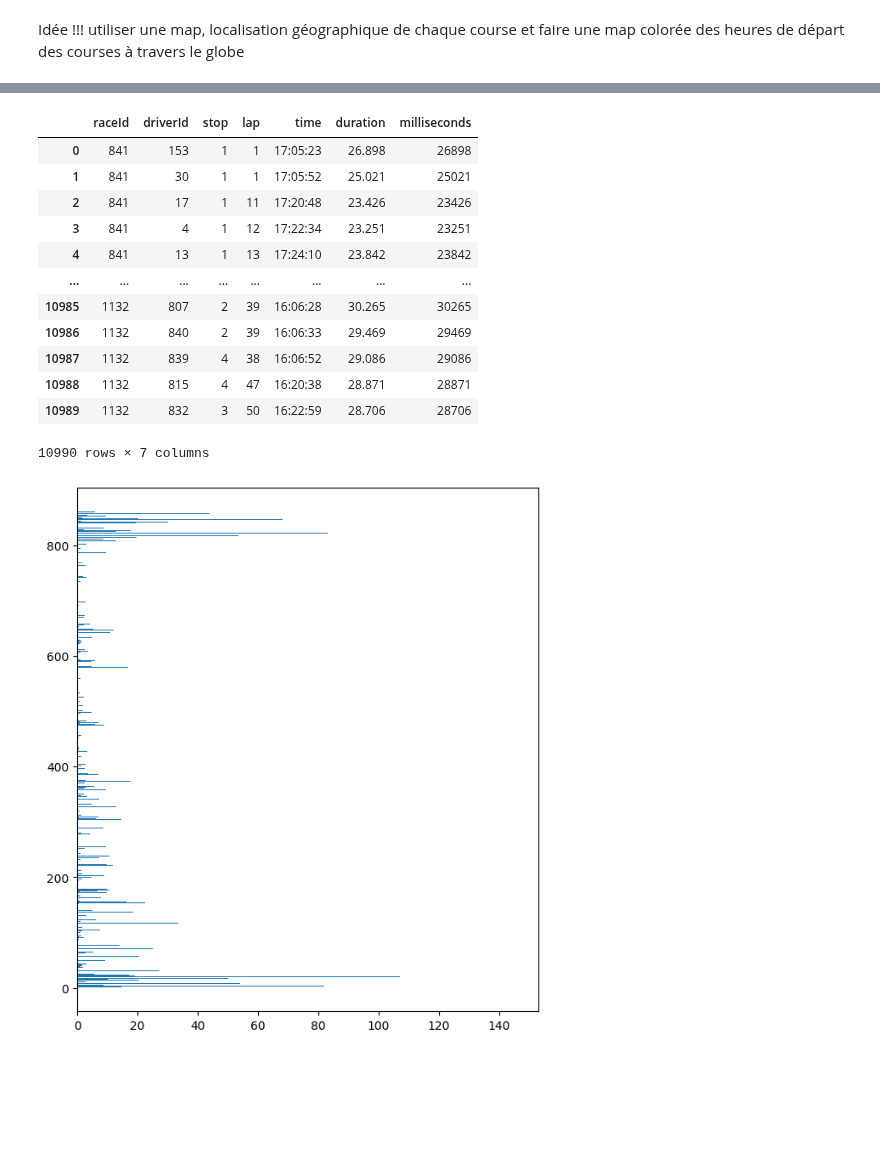
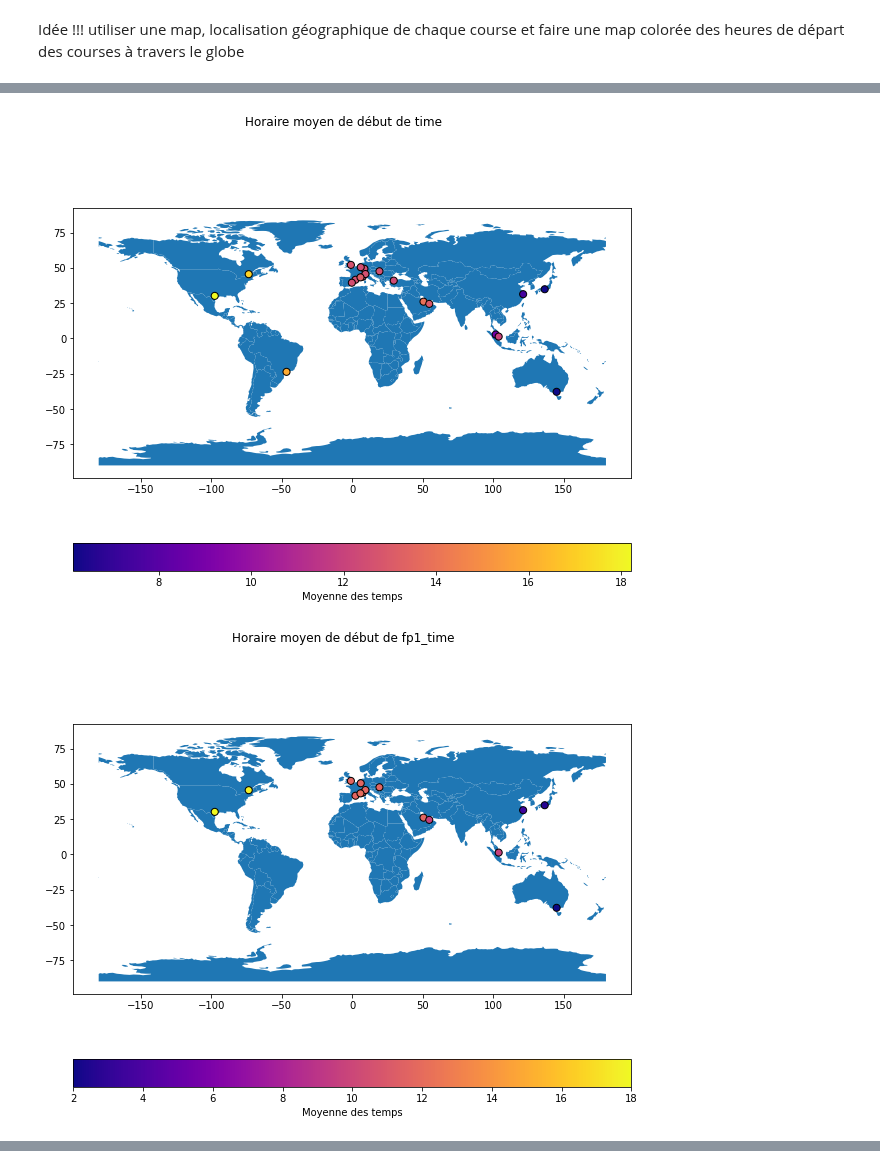
Before and after one commit to OzeelCharles/projet_info2, a Jupyter notebook: exploration_races_Charles.ipynb, the cells around one changed output, grey strips where cells are left out. Drawn from its saved outputs; the diff is of its cells as text; code cells hidden in the pictures; blank space fills up the shorter version.

```diff
--- a/exploration_races_Charles.ipynb
+++ b/exploration_races_Charles.ipynb
@@ -146,0 +165,5 @@ for j in range(len(avg[0])):
+# %%
+horaire_moyen_run_f1(races)
+# %% [output]
+[figure, added]
+[figure, added]
@@ -147,17 +194,7 @@ for j in range(len(avg[0])):
 # %%
 pit_stops
+#pit_Stops le plus court par pilote/courses#
+#arrêt aux stands pour pénalité ou techniques. #
+
+pit_stops["duration"] = pit_stops["milliseconds"]*(10**(-3))
-# %% [output]
-|  | raceId | driverId | stop | lap | time | duration | milliseconds |
-| 0 | 841 | 153 | 1 | 1 | 17:05:23 | 26.898 | 26898 |
-| 1 | 841 | 30 | 1 | 1 | 17:05:52 | 25.021 | 25021 |
-| 2 | 841 | 17 | 1 | 11 | 17:20:48 | 23.426 | 23426 |
-| 3 | 841 | 4 | 1 | 12 | 17:22:34 | 23.251 | 23251 |
-| 4 | 841 | 13 | 1 | 13 | 17:24:10 | 23.842 | 23842 |
-| ... | ... | ... | ... | ... | ... | ... | ... |
-| 10985 | 1132 | 807 | 2 | 39 | 16:06:28 | 30.265 | 30265 |
-| 10986 | 1132 | 840 | 2 | 39 | 16:06:33 | 29.469 | 29469 |
-| 10987 | 1132 | 839 | 4 | 38 | 16:06:52 | 29.086 | 29086 |
-| 10988 | 1132 | 815 | 4 | 47 | 16:20:38 | 28.871 | 28871 |
-| 10989 | 1132 | 832 | 3 | 50 | 16:22:59 | 28.706 | 28706 |
-10990 rows × 7 columns
 # %%
@@ -167,6 +213,3 @@ drivers = pd.merge(drivers, pit_stops.groupby("driverId").agg({"duration": "mean
 # %%
-plt.figure(figsize=(7, 8))
-plt.barh(drivers["driverId"], drivers["points"])
-plt.show()
+a = a[ ~a["min_pit_stop"].isna()]
+a = a[ ~a["max_pit_stop"].isna()]
-# %% [output]
-[figure, removed]
```
Also changed, not shown: parts of 18 cells of this notebook.
